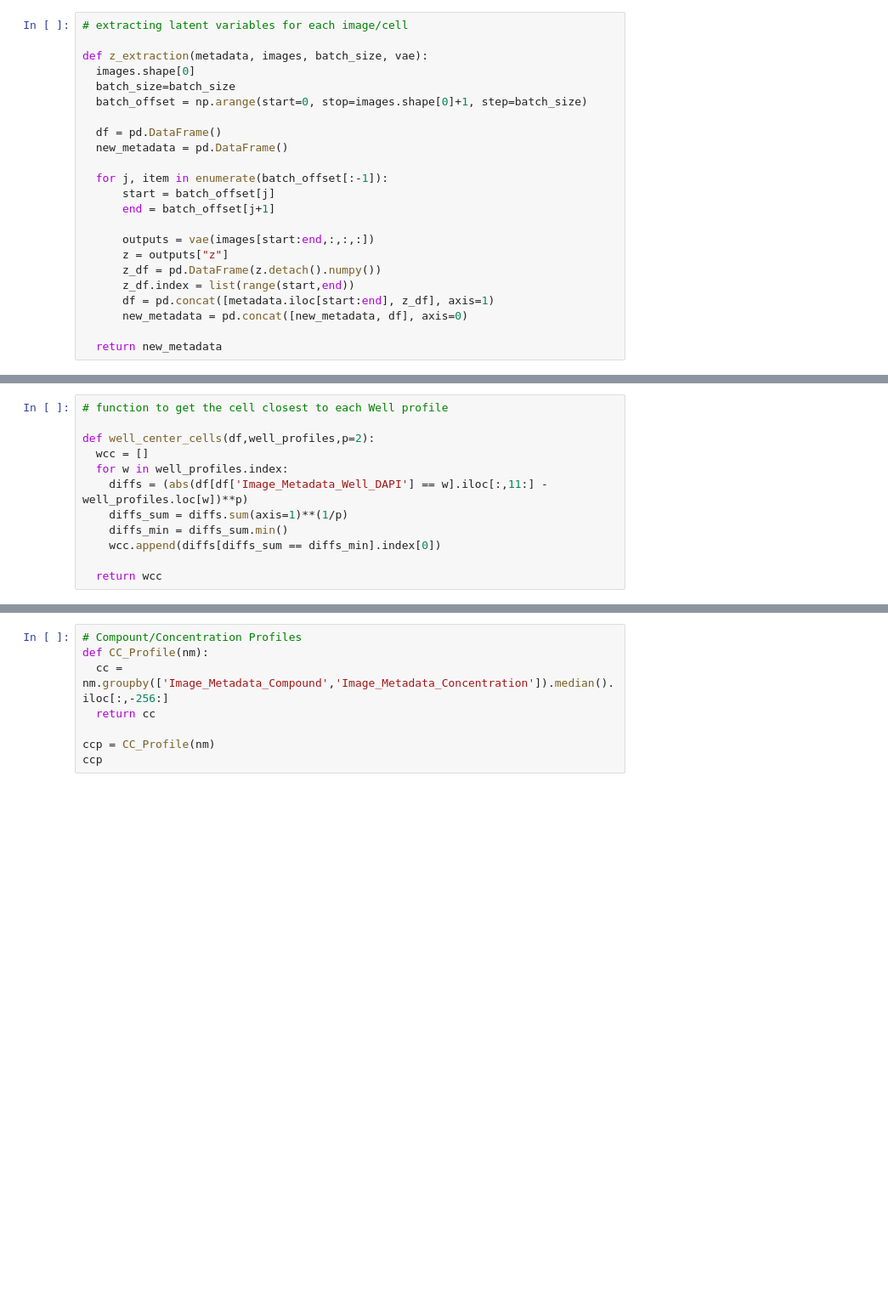
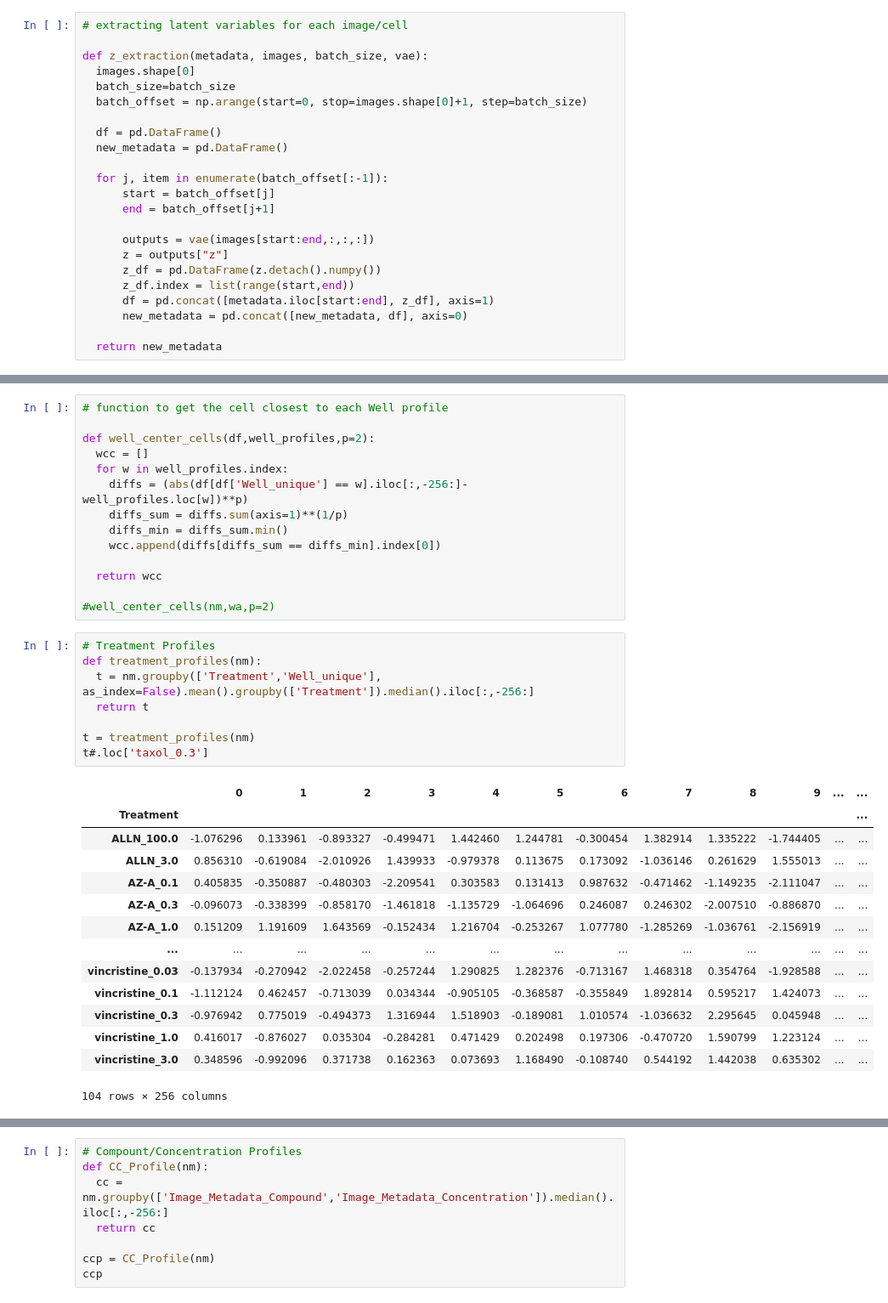
Before and after one commit to RasmusML/generative-models-for-phenotypic-profiling, a Jupyter notebook: classification_andrea.ipynb, the cells around one changed output, grey strips where cells are left out. Shown at 85% size. Cells and saved outputs as stored; diff of their text form; blank space fills up the shorter version.

```diff
--- a/classification_andrea.ipynb
+++ b/classification_andrea.ipynb
@@ -188,9 +199,34 @@ wa
 def well_center_cells(df,well_profiles,p=2):
   wcc = []
   for w in well_profiles.index:
-    diffs = (abs(df[df['Image_Metadata_Well_DAPI'] == w].iloc[:,11:] - well_profiles.loc[w])**p)
+    diffs = (abs(df[df['Well_unique'] == w].iloc[:,-256:]- well_profiles.loc[w])**p)
     diffs_sum = diffs.sum(axis=1)**(1/p)
     diffs_min = diffs_sum.min()
     wcc.append(diffs[diffs_sum == diffs_min].index[0])
 
   return wcc
+
+#well_center_cells(nm,wa,p=2)
+# %%
+# Treatment Profiles
+def treatment_profiles(nm):
+  t = nm.groupby(['Treatment','Well_unique'], as_index=False).mean().groupby(['Treatment']).median().iloc[:,-256:]
+  return t
+
+t = treatment_profiles(nm)
+t#.loc['taxol_0.3']
+# %% [output]
+|  | 0 | 1 | 2 | 3 | 4 | 5 | 6 | 7 | 8 | 9 | ... | ... |
+| Treatment |  |  |  |  |  |  |  |  |  |  |  | ... |
+| ALLN_100.0 | -1.076296 | 0.133961 | -0.893327 | -0.499471 | 1.442460 | 1.244781 | -0.300454 | 1.382914 | 1.335222 | -1.744405 | ... | ... |
+| ALLN_3.0 | 0.856310 | -0.619084 | -2.010926 | 1.439933 | -0.979378 | 0.113675 | 0.173092 | -1.036146 | 0.261629 | 1.555013 | ... | ... |
+| AZ-A_0.1 | 0.405835 | -0.350887 | -0.480303 | -2.209541 | 0.303583 | 0.131413 | 0.987632 | -0.471462 | -1.149235 | -2.111047 | ... | ... |
+| AZ-A_0.3 | -0.096073 | -0.338399 | -0.858170 | -1.461818 | -1.135729 | -1.064696 | 0.246087 | 0.246302 | -2.007510 | -0.886870 | ... | ... |
+| AZ-A_1.0 | 0.151209 | 1.191609 | 1.643569 | -0.152434 | 1.216704 | -0.253267 | 1.077780 | -1.285269 | -1.036761 | -2.156919 | ... | ... |
+| ... | ... | ... | ... | ... | ... | ... | ... | ... | ... | ... | ... | ... |
+| vincristine_0.03 | -0.137934 | -0.270942 | -2.022458 | -0.257244 | 1.290825 | 1.282376 | -0.713167 | 1.468318 | 0.354764 | -1.928588 | ... | ... |
+| vincristine_0.1 | -1.112124 | 0.462457 | -0.713039 | 0.034344 | -0.905105 | -0.368587 | -0.355849 | 1.892814 | 0.595217 | 1.424073 | ... | ... |
+| vincristine_0.3 | -0.976942 | 0.775019 | -0.494373 | 1.316944 | 1.518903 | -0.189081 | 1.010574 | -1.036632 | 2.295645 | 0.045948 | ... | ... |
+| vincristine_1.0 | 0.416017 | -0.876027 | 0.035304 | -0.284281 | 0.471429 | 0.202498 | 0.197306 | -0.470720 | 1.590799 | 1.223124 | ... | ... |
+| vincristine_3.0 | 0.348596 | -0.992096 | 0.371738 | 0.162363 | 0.073693 | 1.168490 | -0.108740 | 0.544192 | 1.442038 | 0.635302 | ... | ... |
+104 rows × 256 columns
```
Also changed, not shown: parts of 10 cells of this notebook.
